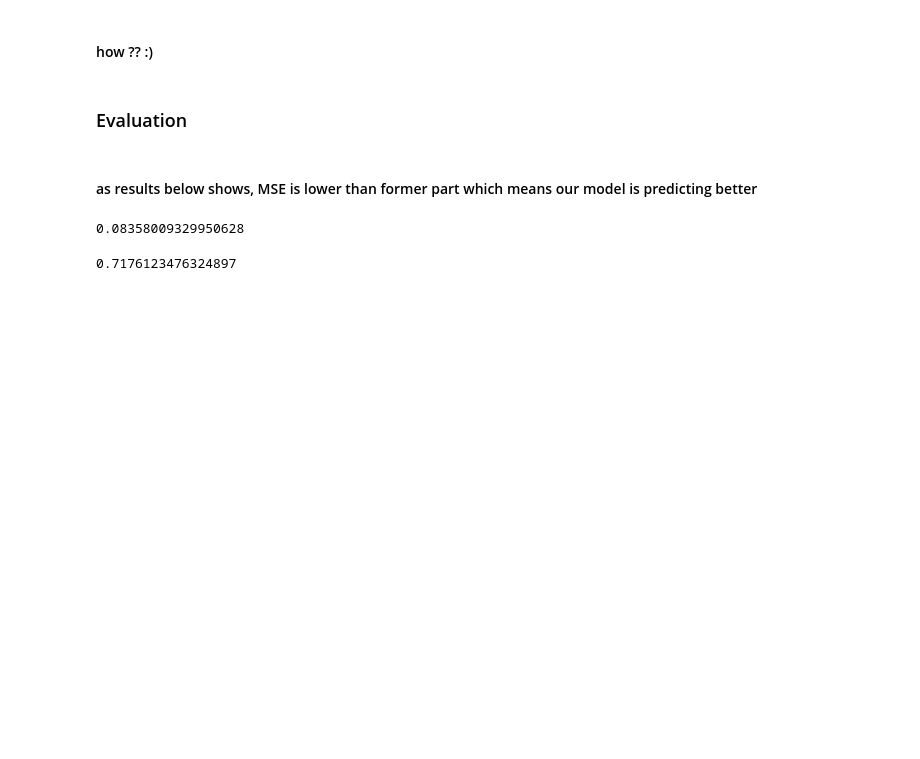
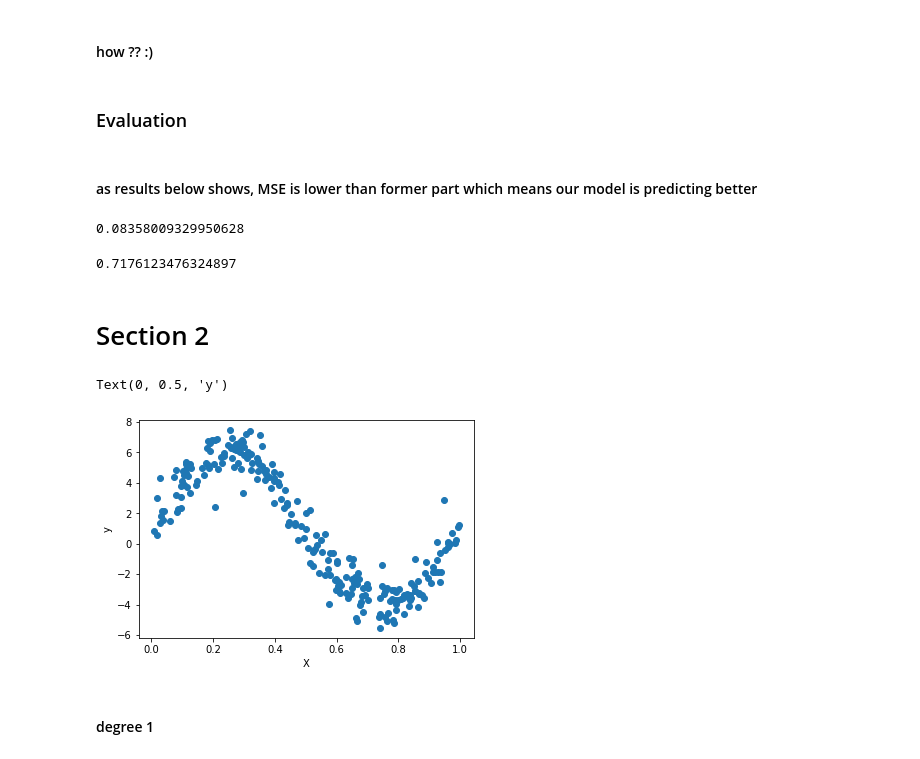
Before and after one commit to daniel-saeedi/SummerSchool-Project1, a Jupyter notebook: AdmissionChancePredictor.ipynb, the cells around one changed output. Saved outputs shown, nothing was run; the diff lists cells and outputs as text; code cells hidden in the pictures; blank space fills up the shorter version.

Commit message:
section 3 - Q2 - degree 1&3 completed

```diff
--- a/AdmissionChancePredictor.ipynb
+++ b/AdmissionChancePredictor.ipynb
@@ -534,3 +534,19 @@ np.sqrt(mean_squared_error(y_test,predictions))
 explained_variance_score(y_test,predictions)
 # %% [output]
 0.7176123476324897
+# %% [markdown]
+# Section 2
+# %%
+sample_size = 250
+X = np.random.uniform(size=sample_size)
+y = 5 * np.sin(X * 2 * np.pi)
+y = y + np.random.normal(size=sample_size, loc=1)
+
+plt.scatter(X, y)
+plt.xlabel('X')
+plt.ylabel('y')
+# %% [output]
+Text(0, 0.5, 'y')
+[figure, added]
+# %% [markdown]
+#### degree 1
```
Also changed, not shown: parts of 11 cells of this notebook.
